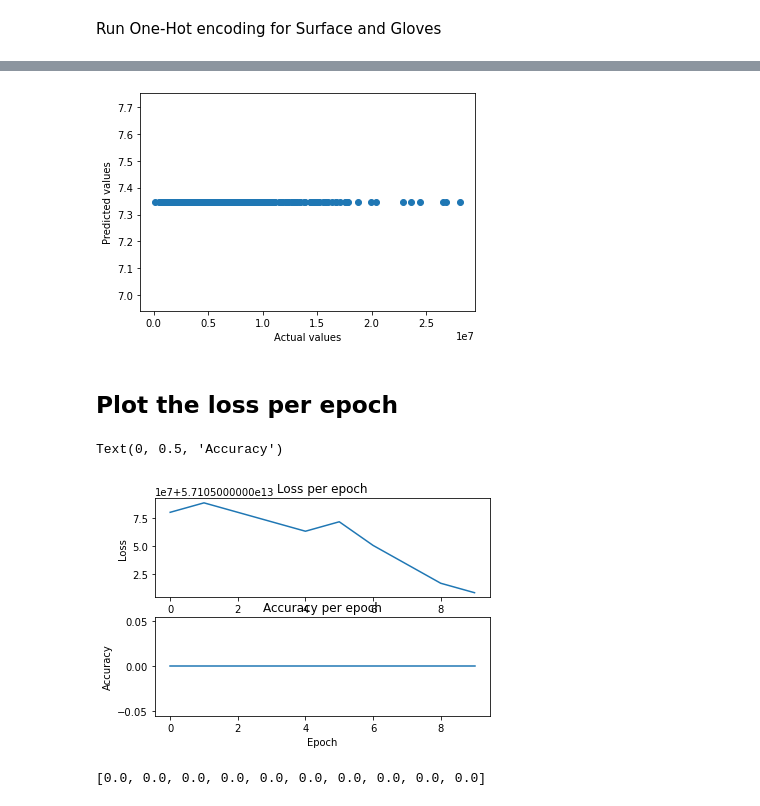
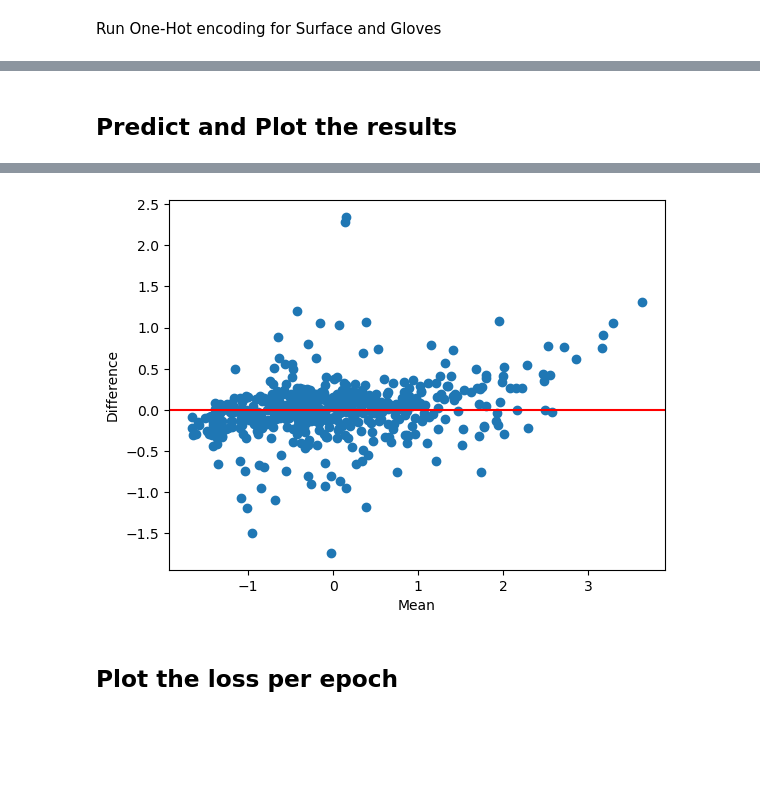
Before and after one commit to MarcoFelipeKing/yi_contact_expt, a Jupyter notebook: src/neural_network.ipynb, the cells around one changed output, grey strips where cells are left out. Drawn from its saved outputs; the diff is of its cells as text; code cells hidden in the pictures; blank space fills up the shorter version.

```diff
--- a/src/neural_network.ipynb
+++ b/src/neural_network.ipynb
@@ -28,9 +54,12 @@ data.head()
 # %%
 # Drop the columns that are not needed: Date, GloveSizeGroup,GloveSize,ID and Gender
-data = data.drop(columns=["Date","GloveSizeGroup","GloveSize","ID","Gender"])
+df = data.drop(columns=["Date","GloveSize","ID"])
+# drop the rows with Nan values
+df.isnull().sum()
+df = df.dropna()
 # Select the features and target
-X = data.drop(columns=["RawIntD"])
-y = data["RawIntD"]
+X = df.drop(columns=["RawIntD"])
+y = df["RawIntD"]
 # %% [markdown]
 Run One-Hot encoding for Surface and Gloves
 # %%
@@ -47,7 +75,0 @@ X.head()
-# %%
-# Preprocess the data
-scaler = StandardScaler()
-X = scaler.fit_transform(X)
-
-# Split the data into training and test sets
-X_train, X_test, y_train, y_test = train_test_split(X, y, test_size=0.2, random_state=1)
@@ -71,17 +103,17 @@ Name: RawIntD, dtype: int64
 # Define the model - deep neural net
 
 model = Sequential()
-model.add(Dense(64, input_dim=X.shape[1], activation="relu"))
-model.add(Dense(32, activation="relu"))
-model.add(Dense(1))
+model.add(Dense(5, input_dim=X.shape[1], activation="relu"))
+model.add(Dense(5, activation="tanh"))
+model.add(Dense(1,kernel_initializer='normal'))
 
 # Compile the model
-model.compile(loss="mean_squared_error", optimizer="adam", metrics=['accuracy'])
+model.compile(loss="mean_squared_error", optimizer="adam", metrics=['mean_squared_error'])
 
 # Fit the model to the training data
-history = model.fit(X_train, y_train, epochs=34, batch_size=1)
+history = model.fit(X_train, y_train,validation_data=(X_test, y_test), epochs=50, batch_size=15)
 
 # Evaluate the model on the test data
-score = model.evaluate(X_test, y_test, batch_size=1)
+score = model.evaluate(X_test, y_test, batch_size=15)
 print("Test MSE:", score)
 # %% [output]
@@ -113,11 +222,18 @@ model.save("model.h5")
+# %% [markdown]
+## Predict and Plot the results
 # %%
 # Use the model to predict the test data
 y_pred = model.predict(X_test)
 
-# Plot the predicted and actual values
-import matplotlib.pyplot as plt
-plt.scatter(y_test, y_pred)
-plt.xlabel("Actual values")
-plt.ylabel("Predicted values")
+# Plot a Bland Altman plot
+# Calculate the mean and difference
+mean = (y_test + y_pred) / 2
+diff = y_test - y_pred
+
+# Plot the Bland Altman plot
+plt.scatter(mean, diff)
+plt.axhline(y=0, color='r', linestyle='-')
+plt.xlabel("Mean")
+plt.ylabel("Difference")
 plt.show()
 # %% [output]
@@ -125,33 +241,3 @@ plt.show()
-[figure, old version]
+[figure, new version]
 # %% [markdown]
 ## Plot the loss per epoch
-# %%
-import matplotlib.pyplot as plt
-
-# Get the loss values from the history object
-loss = history.history['loss']
-
-# Get the accuracy values from the history object
-acc = history.history['accuracy']
-
-# Create a figure with two subplots
-fig, (ax1, ax2) = plt.subplots(2, 1)
-
-# Plot the loss values on the first subplot
-ax1.plot(loss)
-ax1.set_title('Loss per epoch')
-ax1.set_xlabel('Epoch')
-ax1.set_ylabel('Loss')
-
-# Plot the accuracy values on the second subplot
-ax2.plot(acc)
-ax2.set_title('Accuracy per epoch')
-ax2.set_xlabel('Epoch')
-ax2.set_ylabel('Accuracy')
-# %% [output]
-Text(0, 0.5, 'Accuracy')
-[figure, removed]
-# %%
-history.history['accuracy']
-# %% [output]
-[0.0, 0.0, 0.0, 0.0, 0.0, 0.0, 0.0, 0.0, 0.0, 0.0]
```
Also changed, not shown: parts of 21 cells of this notebook, 3 other files.
